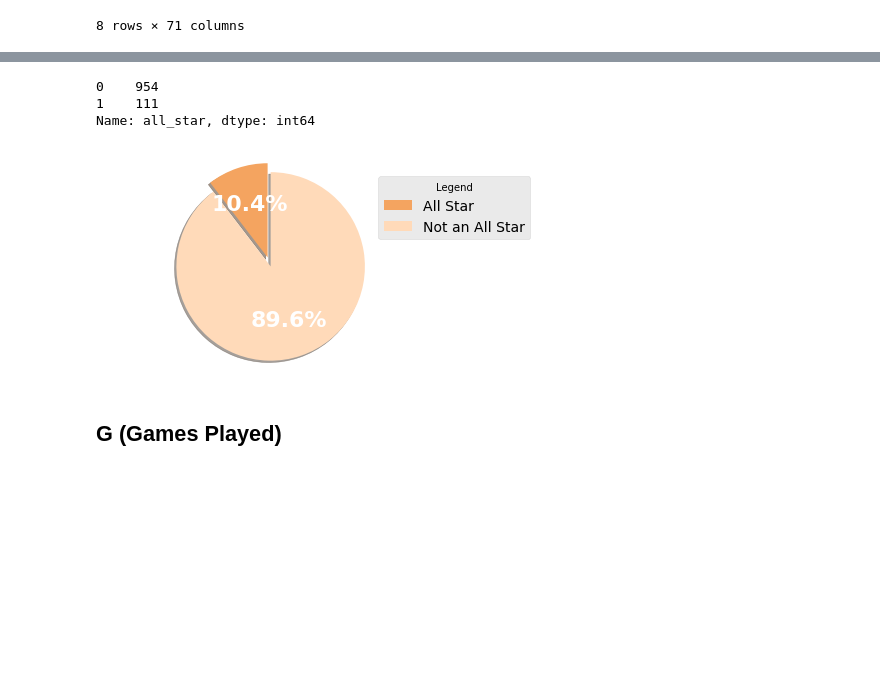
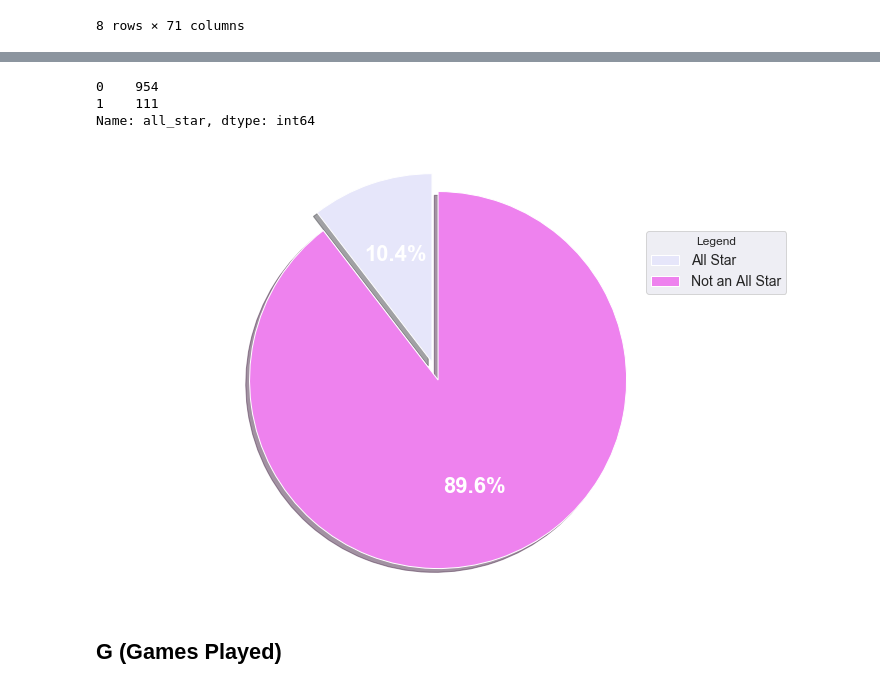
Before and after one commit to coleppert/NBA_AllStar_Prediction_Model, a Jupyter notebook: EDA-FeatureEngineering/Exploratory Data Analysis.ipynb, the cells around one changed output, grey strips where cells are left out. Saved outputs shown, nothing was run; the diff lists cells and outputs as text; code cells hidden in the pictures; blank space fills up the shorter version.

```diff
--- a/EDA-FeatureEngineering/Exploratory Data Analysis.ipynb
+++ b/EDA-FeatureEngineering/Exploratory Data Analysis.ipynb
@@ -67,32 +60,32 @@ df.describe()
+# %%
+print(df['all_star'].value_counts())
+# %% [output]
+0    954
+1    111
+Name: all_star, dtype: int64
 # %%
 df['all_star_labels'] = df['all_star'].apply(lambda x: 'All Star' if x == 1 else 'Not an All Star')
-# %%
-print(df['all_star'].value_counts())
-# %% [output]
-0    954
-1    111
-Name: all_star, dtype: int64
 # %%
 # plotting original data
 labels = 'All Star', 'Not an All Star'
 btc_1 = [sum(df.all_star), (df.all_star == 0).sum(axis=0)]
 explode = (0.1, 0)
 
-colors = ['sandybrown', 'peachpuff']
+colors = ['lavender', 'violet']
 
 fig, ax = plt.subplots()
 ax.pie(btc_1, explode=explode, autopct='%1.1f%%', shadow=True, startangle=90, colors=colors, textprops={'color':"w", 'fontsize': 22, 'weight':"bold"})
 ax.axis('equal') # ensures chart is a circle
 
 ax.legend(labels,
           title="Legend",
           loc="center left",
           fontsize=14,
           bbox_to_anchor=(0.8, 0.25, 0.5, 1))
 
 plt.show()
 # %% [output]
-[figure, old version]
+[figure, new version]
 # %% [markdown]
 ## G (Games Played)
 # %%
```
Also changed, not shown: parts of 60 cells of this notebook.
